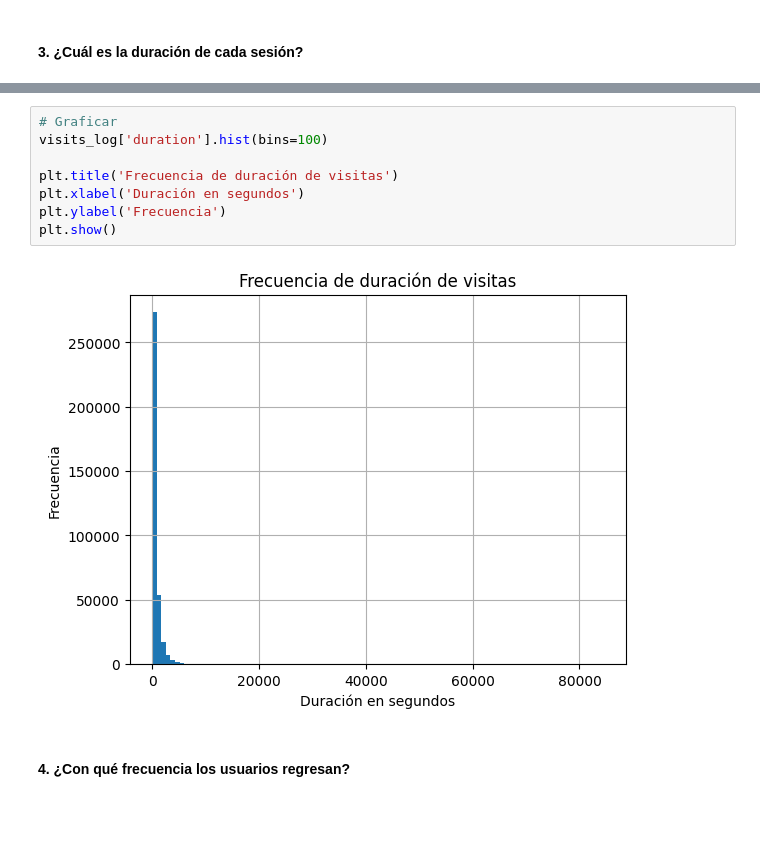
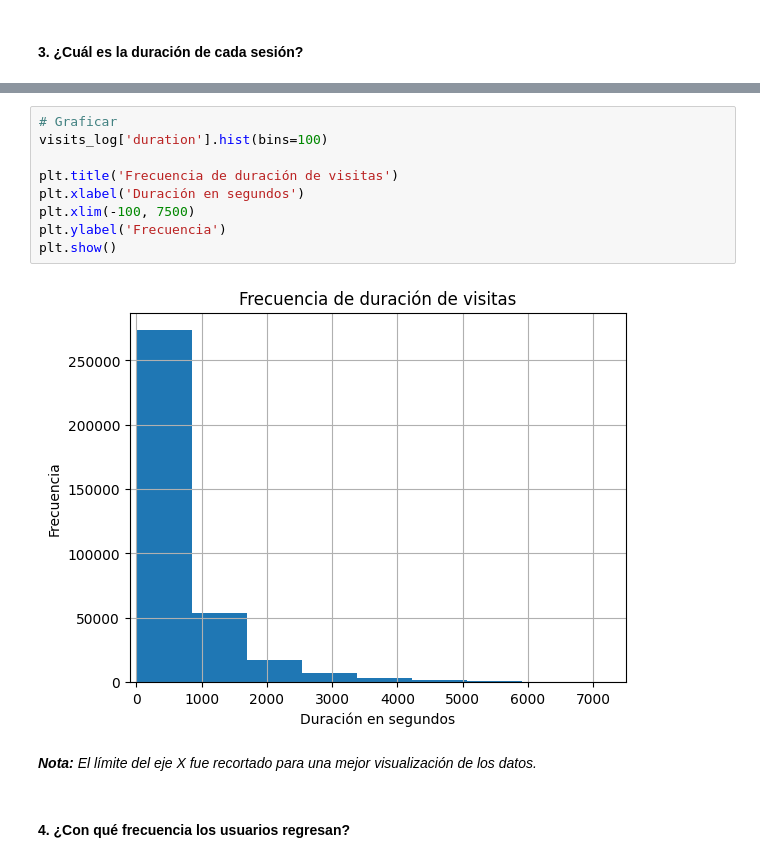
Before and after one commit to EdgarMdz2/showz_marketing, a Jupyter notebook: showz_marketing.ipynb, the cells around one changed output, grey strips where cells are left out. Cells and saved outputs as stored; diff of their text form; blank space fills up the shorter version.

```diff
--- a/showz_marketing.ipynb
+++ b/showz_marketing.ipynb
@@ -220,13 +221,16 @@ La duración promedio de cada sesión es de: 643.51 segundos.
 # %%
 # Graficar
 visits_log['duration'].hist(bins=100)
 
 plt.title('Frecuencia de duración de visitas')
 plt.xlabel('Duración en segundos')
+plt.xlim(-100, 7500)
 plt.ylabel('Frecuencia')
 plt.show()
 # %% [output]
-[figure, old version]
+[figure, new version]
+# %% [markdown]
+***Nota:*** *El límite del eje X fue recortado para una mejor visualización de los datos.*
 # %% [markdown]
 #### 4. ¿Con qué frecuencia los usuarios regresan?
 # %%
```
Also changed, not shown: parts of 3 cells of this notebook.
